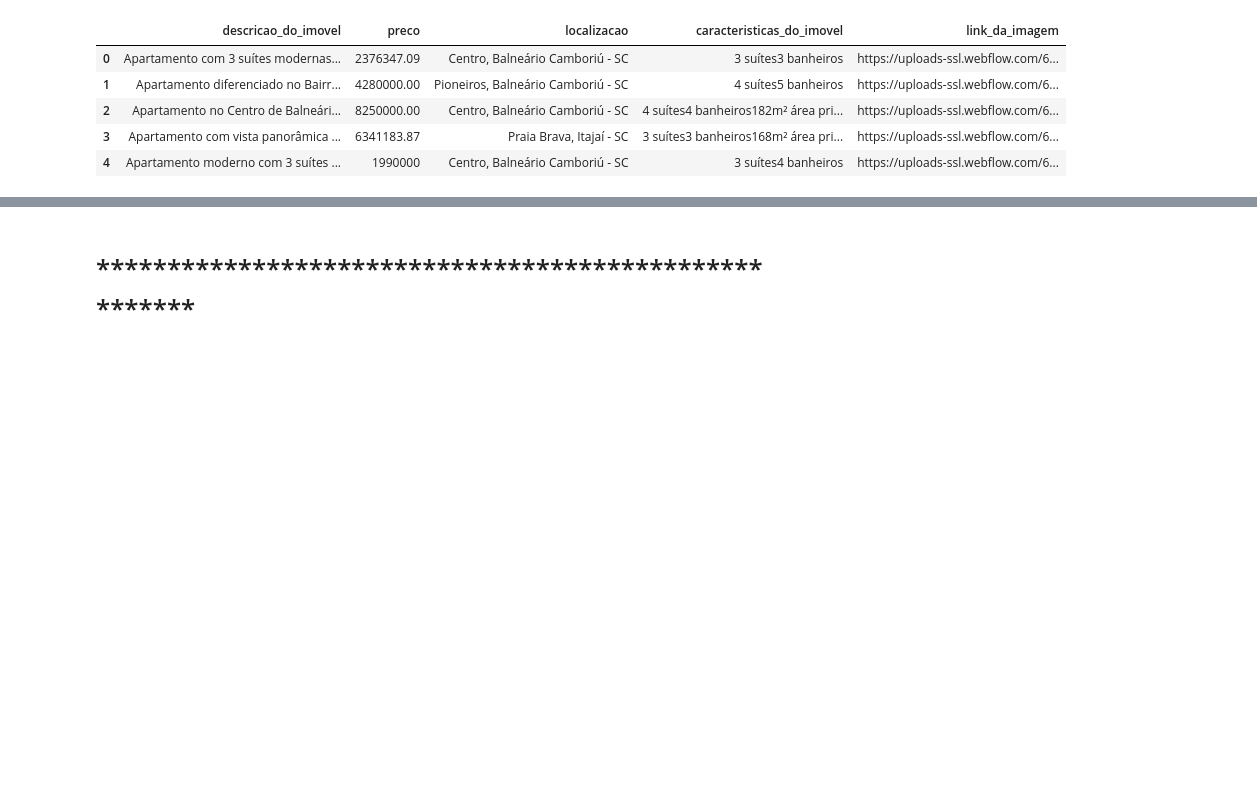
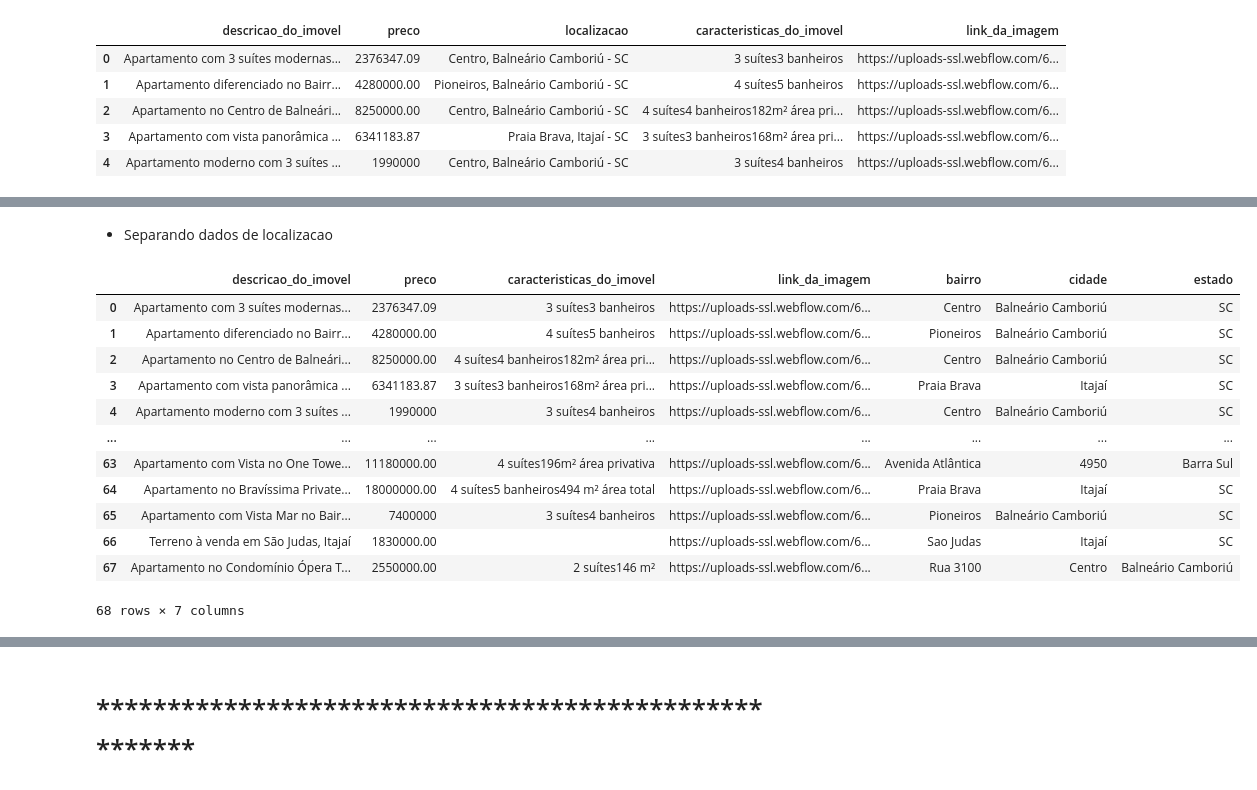
Before and after one commit to michellssgui22/PROJETOS_ESTUDO_WEBSCRAPER, a Jupyter notebook: projetos/imoveis-bc.ipynb, the cells around one changed output, grey strips where cells are left out. Saved outputs shown, nothing was run; the diff lists cells and outputs as text; code cells hidden in the pictures; blank space fills up the shorter version.

Commit message:
Finalizando preparação dos dados

```diff
--- a/projetos/imoveis-bc.ipynb
+++ b/projetos/imoveis-bc.ipynb
@@ -159,0 +173,23 @@ df.head()
+# %% [markdown]
+* Separando dados de localizacao
+# %%
+new = df['localizacao'].str.split(',', expand=True)
+df['bairro'] = new[0]
+df['cidade'] = new[1]
+df['estado'] = new[2]
+df.drop(columns=['localizacao'], inplace=True)
+df
+# %% [output]
+|  | descricao_do_imovel | preco | caracteristicas_do_imovel | link_da_imagem | bairro | cidade | estado |
+| 0 | Apartamento com 3 suítes modernas... | 2376347.09 | 3 suítes3 banheiros | https://uploads-ssl.webflow.com/6... | Centro | Balneário Camboriú | SC |
+| 1 | Apartamento diferenciado no Bairr... | 4280000.00 | 4 suítes5 banheiros | https://uploads-ssl.webflow.com/6... | Pioneiros | Balneário Camboriú | SC |
+| 2 | Apartamento no Centro de Balneári... | 8250000.00 | 4 suítes4 banheiros182m² área pri... | https://uploads-ssl.webflow.com/6... | Centro | Balneário Camboriú | SC |
+| 3 | Apartamento com vista panorâmica ... | 6341183.87 | 3 suítes3 banheiros168m² área pri... | https://uploads-ssl.webflow.com/6... | Praia Brava | Itajaí | SC |
+| 4 | Apartamento moderno com 3 suítes ... | 1990000 | 3 suítes4 banheiros | https://uploads-ssl.webflow.com/6... | Centro | Balneário Camboriú | SC |
+| ... | ... | ... | ... | ... | ... | ... | ... |
+| 63 | Apartamento com Vista no One Towe... | 11180000.00 | 4 suítes196m² área privativa | https://uploads-ssl.webflow.com/6... | Avenida Atlântica | 4950 | Barra Sul |
+| 64 | Apartamento no Bravíssima Private... | 18000000.00 | 4 suítes5 banheiros494 m² área total | https://uploads-ssl.webflow.com/6... | Praia Brava | Itajaí | SC |
+| 65 | Apartamento com Vista Mar no Bair... | 7400000 | 3 suítes4 banheiros | https://uploads-ssl.webflow.com/6... | Pioneiros | Balneário Camboriú | SC |
+| 66 | Terreno à venda em São Judas, Itajaí | 1830000.00 |  | https://uploads-ssl.webflow.com/6... | Sao Judas | Itajaí | SC |
+| 67 | Apartamento no Condomínio Ópera T... | 2550000.00 | 2 suítes146 m² | https://uploads-ssl.webflow.com/6... | Rua 3100 | Centro | Balneário Camboriú |
+68 rows × 7 columns
```
Also changed, not shown: parts of 22 cells of this notebook.
